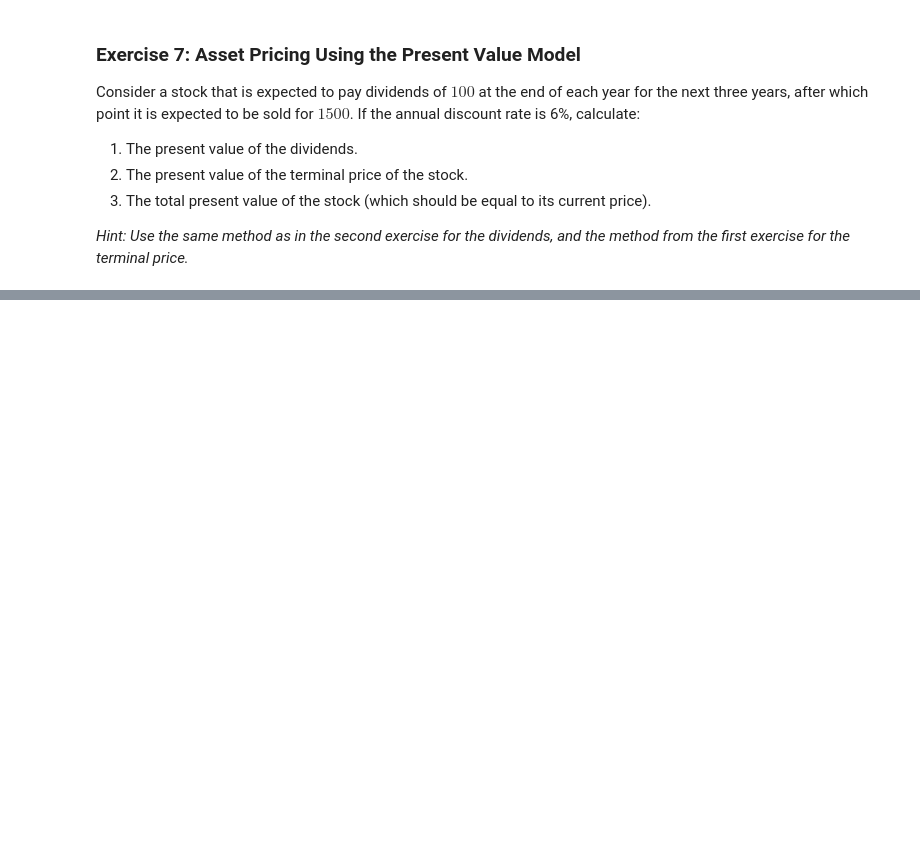
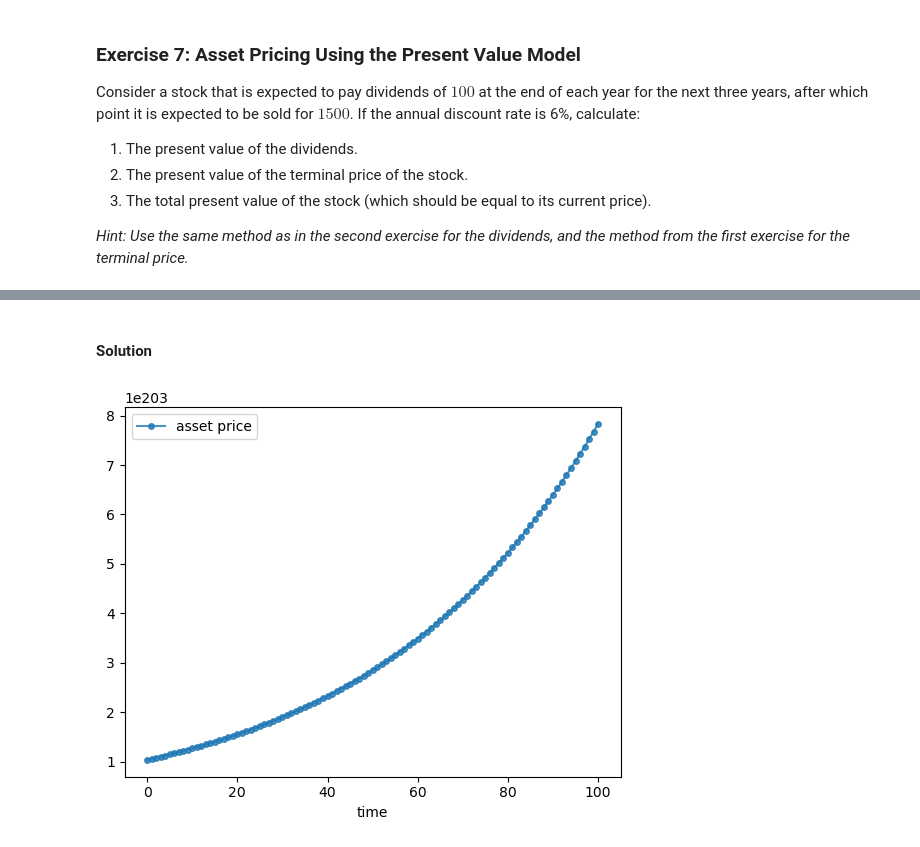
Before and after one commit to QuantEcon/workshop.africa-july2023, a Jupyter notebook: day-05/exercise_set_5_with_solution.ipynb, the cells around one changed output, grey strips where cells are left out. Saved outputs shown, nothing was run; the diff lists cells and outputs as text; code cells hidden in the pictures; blank space fills up the shorter version.

```diff
--- a/day-05/exercise_set_5_with_solution.ipynb
+++ b/day-05/exercise_set_5_with_solution.ipynb
@@ -196,0 +248,34 @@ except Exception as e:
+# %% [markdown]
+#### Solution
+# %%
+T = 100
+δ = 0.98
+g = 1.1
+current_d = 0.1 # d_0
+# %%
+p_star = g**(T+1) * current_d
+
+d = []
+for t in range(T+1):
+    d.append(current_d)
+    current_d = current_d * 1.1**t
+# %%
+A = np.zeros((T+1, T+1))
+for i in range(T+1):
+    for j in range(T+1):
+        if i == j:
+            A[i, j] = 1
+            if j < T:
+                A[i, j+1] = -δ
+
+b = np.zeros(T+1)
+b[-1] = δ * p_star
+p = np.linalg.solve(A, d + b)
+# %%
+fig, ax = plt.subplots()
+ax.plot(p, 'o-', ms=4, alpha=0.8, label='asset price')
+ax.legend()
+ax.set_xlabel('time')
+plt.show()
+# %% [output]
+[figure, added]
```
Also changed, not shown: parts of 9 cells of this notebook, 1 other file.
